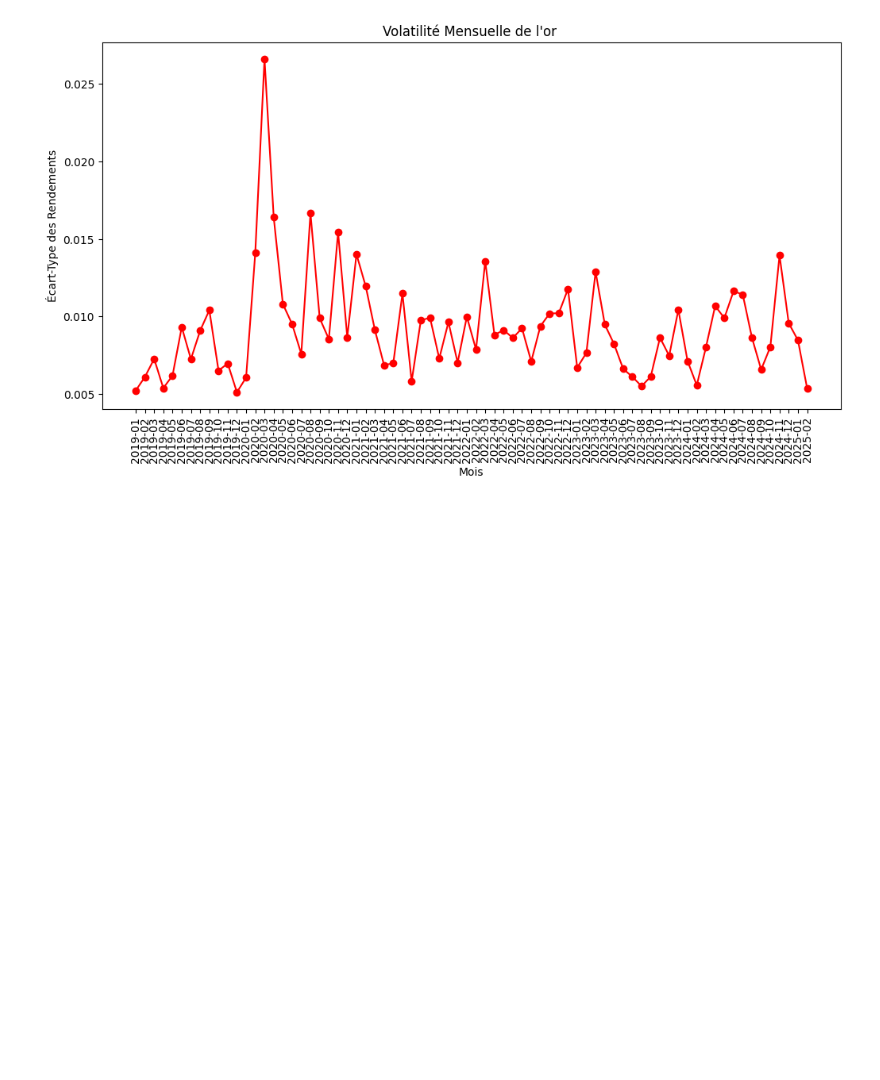
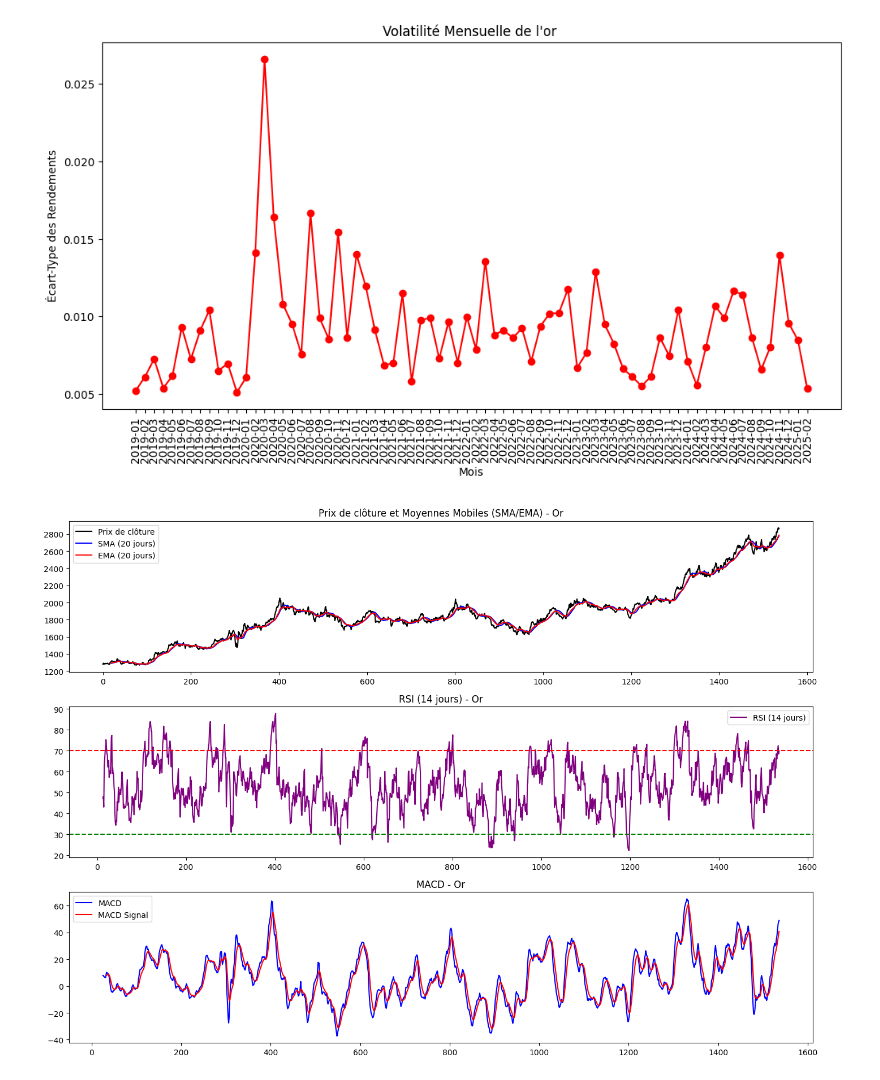
Before and after one commit to Fanaingamampiandra/Analyse-comparative-des-actifs-financiers, a Jupyter notebook: AED_Gold.ipynb, the cells around one changed output. Saved outputs shown, nothing was run; the diff lists cells and outputs as text; code cells hidden in the pictures; blank space fills up the shorter version.

```diff
--- a/AED_Gold.ipynb
+++ b/AED_Gold.ipynb
@@ -147,3 +149,40 @@ plt.ylabel("Écart-Type des Rendements")
 plt.show()
 # %% [output]
 [figure]
+# %%
+# Calculer les indicateurs pour le Bitcoin
+df['SMA'] = ta.trend.SMAIndicator(close=df['Close'], window=20).sma_indicator()
+df['EMA'] = ta.trend.EMAIndicator(close=df['Close'], window=20).ema_indicator()
+df['RSI'] = ta.momentum.RSIIndicator(close=df['Close'], window=14).rsi()
+df['MACD'] = ta.trend.MACD(close=df['Close']).macd()
+df['MACD_Signal'] = ta.trend.MACD(close=df['Close']).macd_signal()
+
+plt.figure(figsize=(14, 10))
+
+# Graphique des prix et SMA/EMA
+plt.subplot(3, 1, 1)
+plt.plot(df.index, df['Close'], label='Prix de clôture', color='black')
+plt.plot(df.index, df['SMA'], label='SMA (20 jours)', color='blue')
+plt.plot(df.index, df['EMA'], label='EMA (20 jours)', color='red')
+plt.title('Prix de clôture et Moyennes Mobiles (SMA/EMA) - Or')
+plt.legend()
+
+# Graphique du RSI
+plt.subplot(3, 1, 2)
+plt.plot(df.index, df['RSI'], label='RSI (14 jours)', color='purple')
+plt.axhline(y=70, color='red', linestyle='--')
+plt.axhline(y=30, color='green', linestyle='--')
+plt.title('RSI (14 jours) - Or')
+plt.legend()
+
+# Graphique du MACD
+plt.subplot(3, 1, 3)
+plt.plot(df.index, df['MACD'], label='MACD', color='blue')
+plt.plot(df.index, df['MACD_Signal'], label='MACD Signal', color='red')
+plt.title('MACD - Or')
+plt.legend()
+
+plt.tight_layout()
+plt.show()
+# %% [output]
+[figure, added]
```
Also changed, not shown: parts of 3 cells of this notebook, 9 other files.
